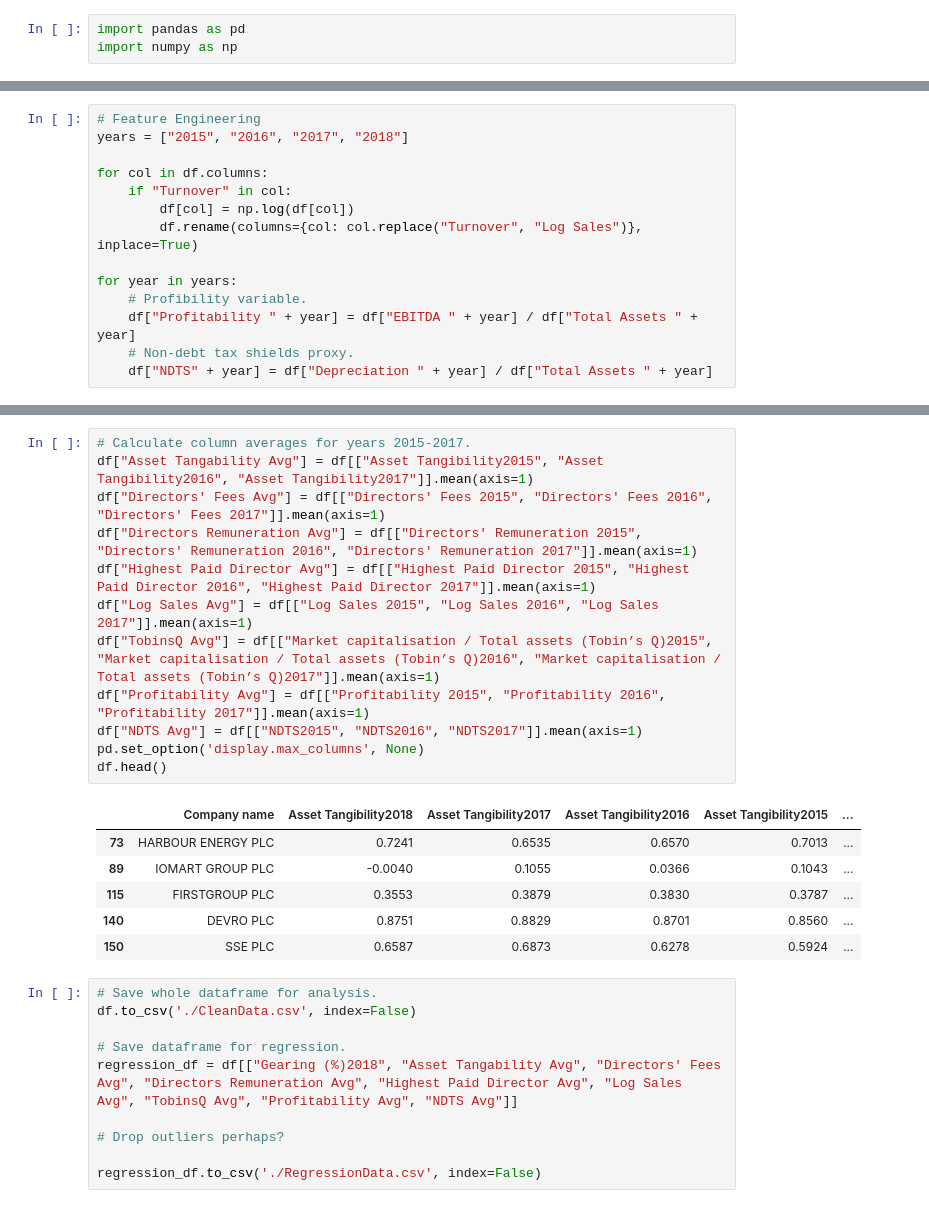
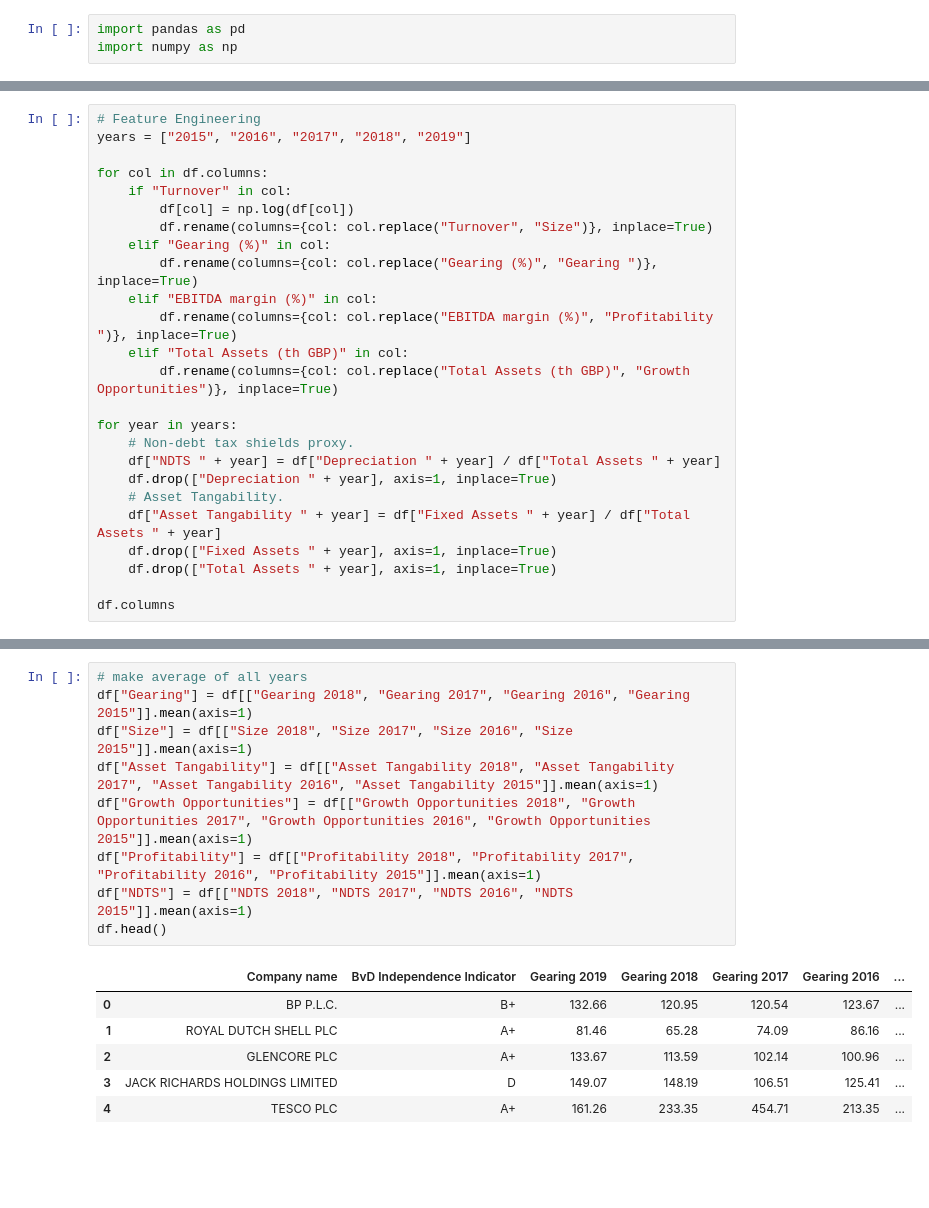
Before and after one commit to 0xNathanW/Financial-Econ-Coursework, a Jupyter notebook: formatData.ipynb, the cells around one changed output, grey strips where cells are left out. Drawn from its saved outputs; the diff is of its cells as text; blank space fills up the shorter version.

```diff
--- a/formatData.ipynb
+++ b/formatData.ipynb
@@ -123,15 +121,26 @@ Total Assets 2015                                         int64
 dtype: object
 # %%
 # Feature Engineering
-years = ["2015", "2016", "2017", "2018"]
+years = ["2015", "2016", "2017", "2018", "2019"]
 
 for col in df.columns:
     if "Turnover" in col:
         df[col] = np.log(df[col])
-        df.rename(columns={col: col.replace("Turnover", "Log Sales")}, inplace=True)
+        df.rename(columns={col: col.replace("Turnover", "Size")}, inplace=True)
+    elif "Gearing (%)" in col:
+        df.rename(columns={col: col.replace("Gearing (%)", "Gearing ")}, inplace=True)
+    elif "EBITDA margin (%)" in col:
+        df.rename(columns={col: col.replace("EBITDA margin (%)", "Profitability ")}, inplace=True)
+    elif "Total Assets (th GBP)" in col:
+        df.rename(columns={col: col.replace("Total Assets (th GBP)", "Growth Opportunities")}, inplace=True)
 
 for year in years:
-    # Profibility variable.
-    df["Profitability " + year] = df["EBITDA " + year] / df["Total Assets " + year]
     # Non-debt tax shields proxy.
-    df["NDTS" + year] = df["Depreciation " + year] / df["Total Assets " + year]
+    df["NDTS " + year] = df["Depreciation " + year] / df["Total Assets " + year]
+    df.drop(["Depreciation " + year], axis=1, inplace=True)
+    # Asset Tangability.
+    df["Asset Tangability " + year] = df["Fixed Assets " + year] / df["Total Assets " + year]
+    df.drop(["Fixed Assets " + year], axis=1, inplace=True)
+    df.drop(["Total Assets " + year], axis=1, inplace=True)
+
+df.columns
@@ -158,29 +169,16 @@ Index(['Company name', 'Asset Tangibility2018', 'Asset Tangibility2017',
-# %%
-# Calculate column averages for years 2015-2017.
-df["Asset Tangability Avg"] = df[["Asset Tangibility2015", "Asset Tangibility2016", "Asset Tangibility2017"]].mean(axis=1)
-df["Directors' Fees Avg"] = df[["Directors' Fees 2015", "Directors' Fees 2016", "Directors' Fees 2017"]].mean(axis=1)
-df["Directors Remuneration Avg"] = df[["Directors' Remuneration 2015", "Directors' Remuneration 2016", "Directors' Remuneration 2017"]].mean(axis=1)
-df["Highest Paid Director Avg"] = df[["Highest Paid Director 2015", "Highest Paid Director 2016", "Highest Paid Director 2017"]].mean(axis=1)
-df["Log Sales Avg"] = df[["Log Sales 2015", "Log Sales 2016", "Log Sales 2017"]].mean(axis=1)
-df["TobinsQ Avg"] = df[["Market capitalisation / Total assets (Tobin’s Q)2015", "Market capitalisation / Total assets (Tobin’s Q)2016", "Market capitalisation / Total assets (Tobin’s Q)2017"]].mean(axis=1)
-df["Profitability Avg"] = df[["Profitability 2015", "Profitability 2016", "Profitability 2017"]].mean(axis=1)
-df["NDTS Avg"] = df[["NDTS2015", "NDTS2016", "NDTS2017"]].mean(axis=1)
-pd.set_option('display.max_columns', None)
-df.head()
-# %% [output]
-|  | Company name | Asset Tangibility2018 | Asset Tangibility2017 | Asset Tangibility2016 | Asset Tangibility2015 | ... |
-| 73 | HARBOUR ENERGY PLC | 0.7241 | 0.6535 | 0.6570 | 0.7013 | ... |
-| 89 | IOMART GROUP PLC | -0.0040 | 0.1055 | 0.0366 | 0.1043 | ... |
-| 115 | FIRSTGROUP PLC | 0.3553 | 0.3879 | 0.3830 | 0.3787 | ... |
-| 140 | DEVRO PLC | 0.8751 | 0.8829 | 0.8701 | 0.8560 | ... |
-| 150 | SSE PLC | 0.6587 | 0.6873 | 0.6278 | 0.5924 | ... |
-# %%
-# Save whole dataframe for analysis.
-df.to_csv('./CleanData.csv', index=False)
-
-# Save dataframe for regression.
-regression_df = df[["Gearing (%)2018", "Asset Tangability Avg", "Directors' Fees Avg", "Directors Remuneration Avg", "Highest Paid Director Avg", "Log Sales Avg", "TobinsQ Avg", "Profitability Avg", "NDTS Avg"]]
-
-# Drop outliers perhaps?
-
-regression_df.to_csv('./RegressionData.csv', index=False)
+# %%
+# make average of all years
+df["Gearing"] = df[["Gearing 2018", "Gearing 2017", "Gearing 2016", "Gearing 2015"]].mean(axis=1)
+df["Size"] = df[["Size 2018", "Size 2017", "Size 2016", "Size 2015"]].mean(axis=1)
+df["Asset Tangability"] = df[["Asset Tangability 2018", "Asset Tangability 2017", "Asset Tangability 2016", "Asset Tangability 2015"]].mean(axis=1)
+df["Growth Opportunities"] = df[["Growth Opportunities 2018", "Growth Opportunities 2017", "Growth Opportunities 2016", "Growth Opportunities 2015"]].mean(axis=1)
+df["Profitability"] = df[["Profitability 2018", "Profitability 2017", "Profitability 2016", "Profitability 2015"]].mean(axis=1)
+df["NDTS"] = df[["NDTS 2018", "NDTS 2017", "NDTS 2016", "NDTS 2015"]].mean(axis=1)
+df.head()
+# %% [output]
+|  | Company name | BvD Independence Indicator | Gearing 2019 | Gearing 2018 | Gearing 2017 | Gearing 2016 | ... |
+| 0 | BP P.L.C. | B+ | 132.66 | 120.95 | 120.54 | 123.67 | ... |
+| 1 | ROYAL DUTCH SHELL PLC | A+ | 81.46 | 65.28 | 74.09 | 86.16 | ... |
+| 2 | GLENCORE PLC | A+ | 133.67 | 113.59 | 102.14 | 100.96 | ... |
+| 3 | JACK RICHARDS HOLDINGS LIMITED | D | 149.07 | 148.19 | 106.51 | 125.41 | ... |
+| 4 | TESCO PLC | A+ | 161.26 | 233.35 | 454.71 | 213.35 | ... |
```
Also changed, not shown: parts of 12 cells of this notebook, 3 other files.
